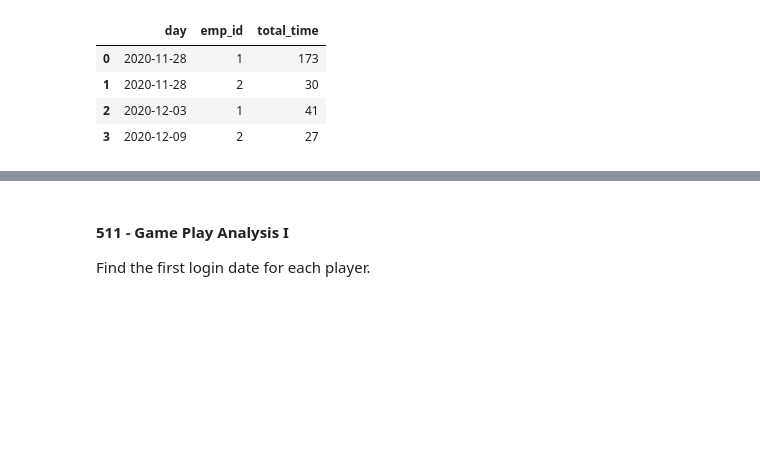
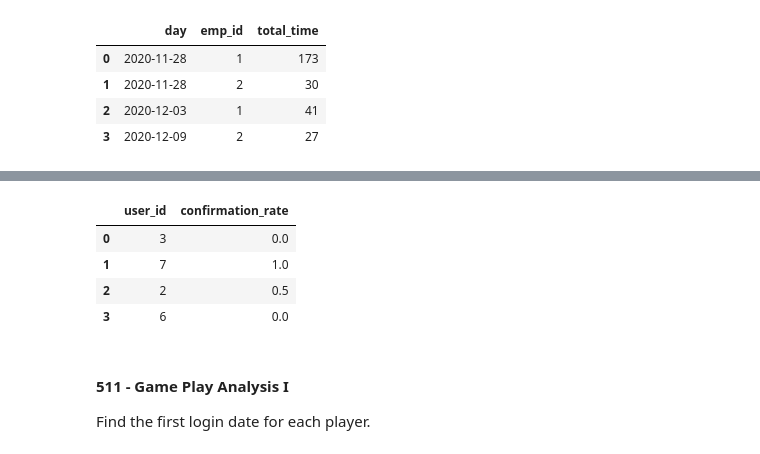
Before and after one commit to Swap-20/Leetcode-Pandas, a Jupyter notebook: Leetcode_Pandas.ipynb, the cells around one changed output, grey strips where cells are left out. Cells and saved outputs as stored; diff of their text form; code cells hidden in the pictures; blank space fills up the shorter version.

```diff
--- a/Leetcode_Pandas.ipynb
+++ b/Leetcode_Pandas.ipynb
@@ -736,0 +768,3 @@ df.reset_index().rename(columns={'event_day':'day'})
+# %%
+df = confirmations[confirmations['action'] == 'confirmed'].groupby('user_id').size()
+df
@@ -736,0 +776,3 @@ df.reset_index().rename(columns={'event_day':'day'})
+# %%
+total = confirmations.groupby('user_id').size()
+total
@@ -736,0 +785,3 @@ df.reset_index().rename(columns={'event_day':'day'})
+# %%
+rate = (df/total).fillna(0).round(2)
+rate
@@ -736,0 +794,3 @@ df.reset_index().rename(columns={'event_day':'day'})
+# %%
+result = signups[['user_id']].copy()
+result
@@ -737,3 +803,12 @@ df.reset_index().rename(columns={'event_day':'day'})
+# %%
+result['confirmation_rate'] = result['user_id'].map(rate).fillna(0).round(2)
+result
+# %% [output]
+|  | user_id | confirmation_rate |
+| 0 | 3 | 0.0 |
+| 1 | 7 | 1.0 |
+| 2 | 2 | 0.5 |
+| 3 | 6 | 0.0 |
 # %% [markdown]
 #### 511 - Game Play Analysis I
 
```
Also changed, not shown: parts of 7 cells of this notebook.
